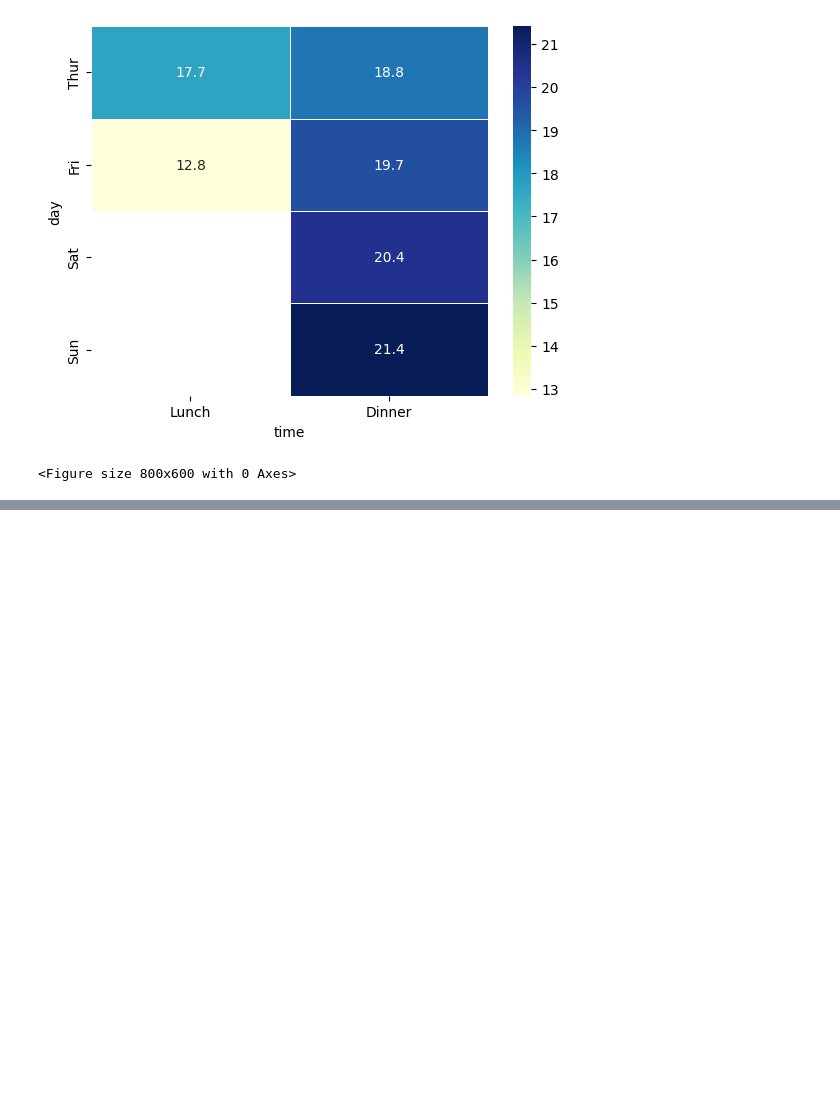
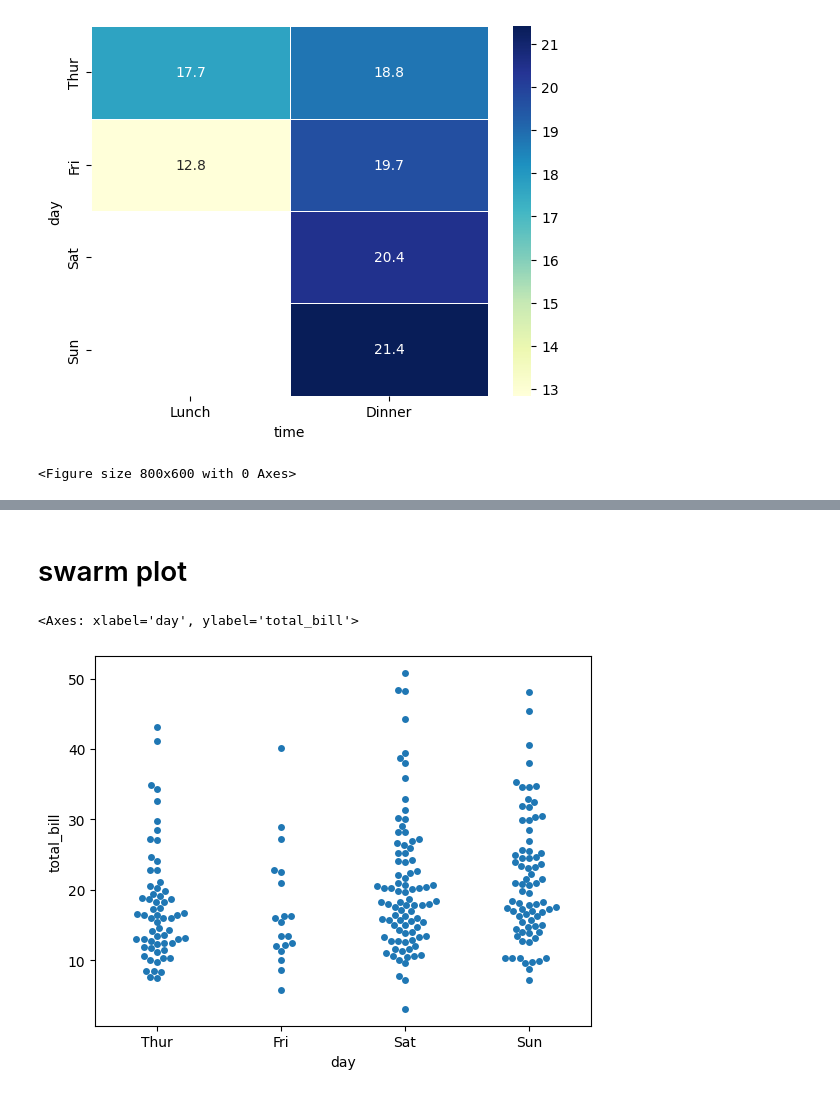
Before and after one commit to anilkumarprakash/datascience, a Jupyter notebook: Practice/seaborn.ipynb, the cells around one changed output, grey strips where cells are left out. Cells and saved outputs as stored; diff of their text form; code cells hidden in the pictures; blank space fills up the shorter version.

```diff
--- a/Practice/seaborn.ipynb
+++ b/Practice/seaborn.ipynb
@@ -205,0 +241,7 @@ plt.figure(figsize=(8, 6))
+# %% [markdown]
+# swarm plot
+# %%
+sns.swarmplot(x='day', y='total_bill', data=tips)
+# %% [output]
+<Axes: xlabel='day', ylabel='total_bill'>
+[figure, added]
```
Also changed, not shown: parts of 17 cells of this notebook.
